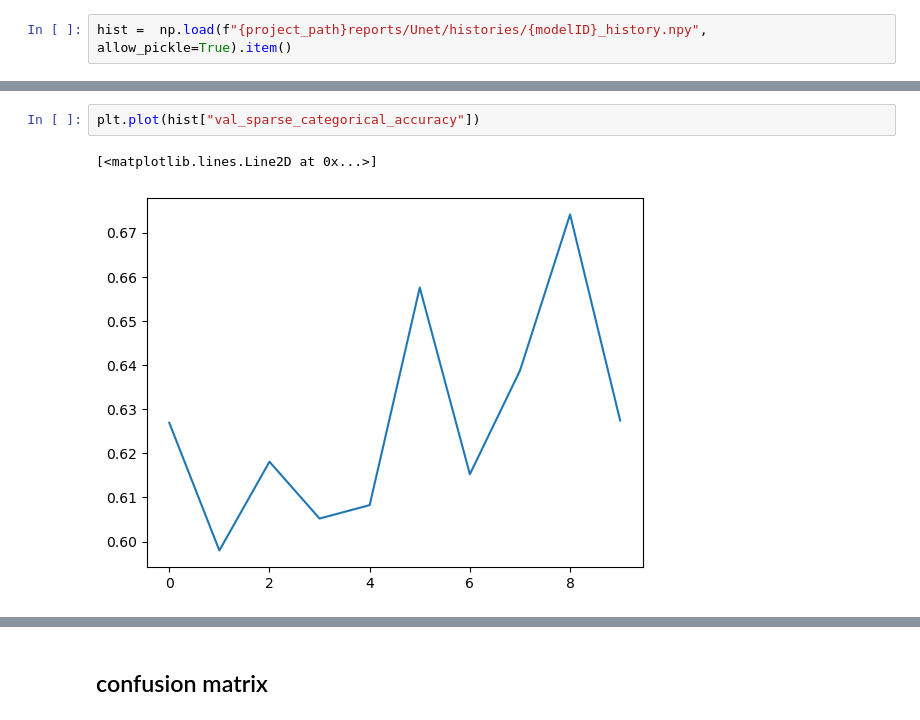
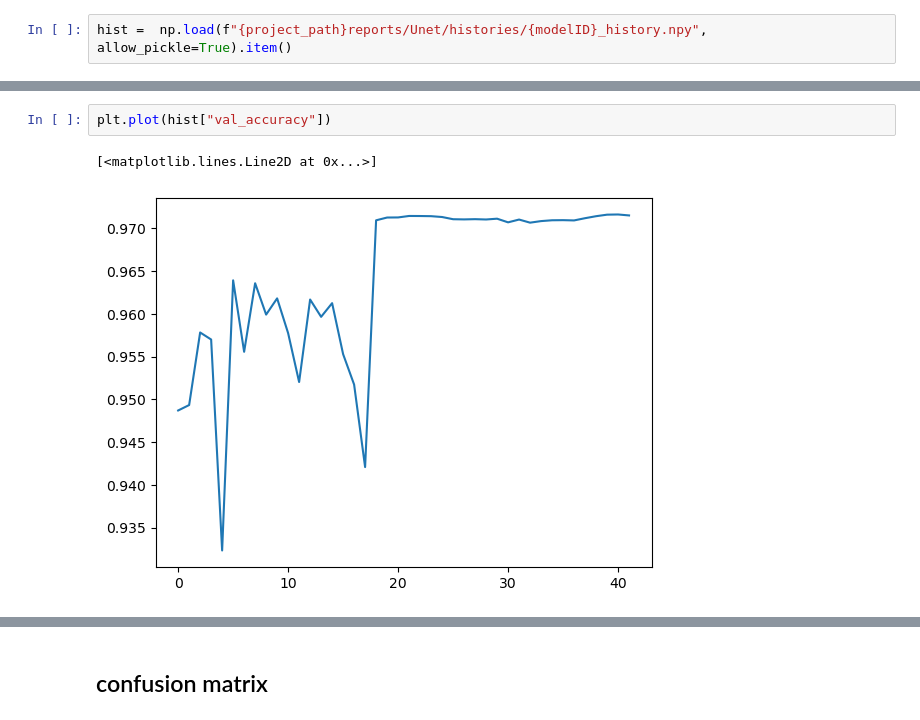
Before and after one commit to GebTorte/RS-Net, a Jupyter notebook: notebooks/sis_investigateModelHistory.ipynb, the cells around one changed output, grey strips where cells are left out. Drawn from its saved outputs; the diff is of its cells as text.

```diff
--- a/notebooks/sis_investigateModelHistory.ipynb
+++ b/notebooks/sis_investigateModelHistory.ipynb
@@ -13,8 +13,8 @@ dict_keys(['loss', 'sparse_categorical_crossentropy', 'sparse_categorical_accura
 # %%
-plt.plot(hist["val_sparse_categorical_accuracy"])
+plt.plot(hist["val_accuracy"])
 # %% [output]
 [<matplotlib.lines.Line2D at 0x...>]
-[figure, old version]
+[figure, new version]
 # %%
 plt.plot(hist["loss"])
 plt.plot(hist["val_loss"])
```
Also changed, not shown: parts of 3 cells of this notebook, 3 other files.
